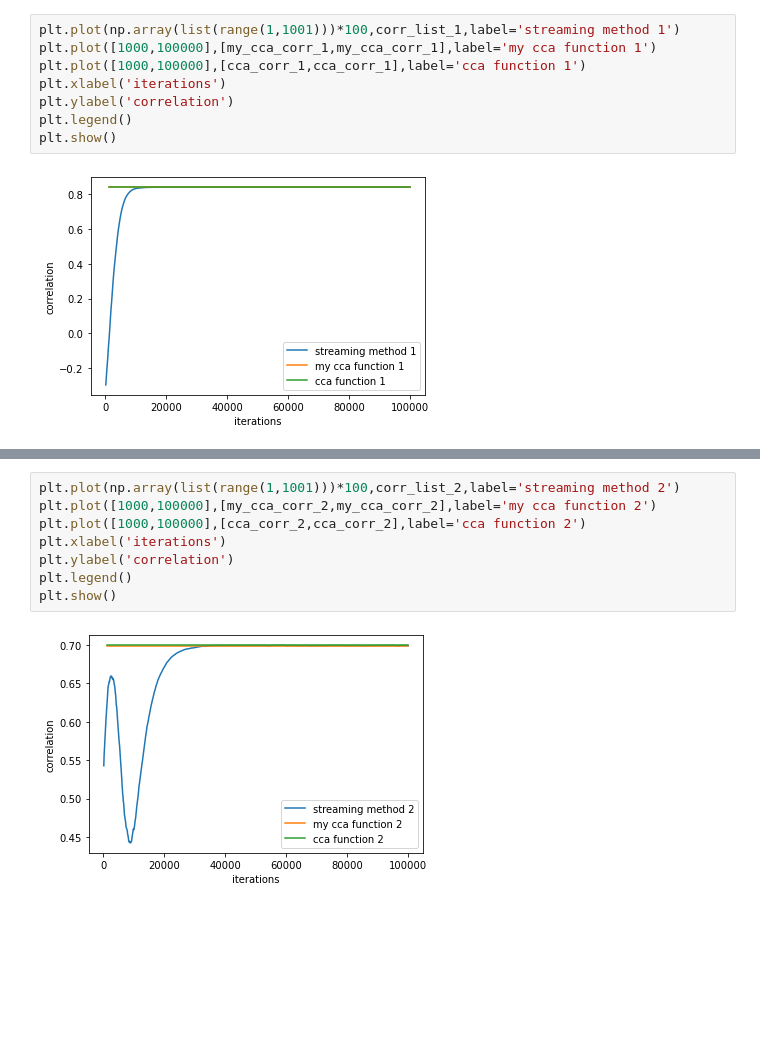
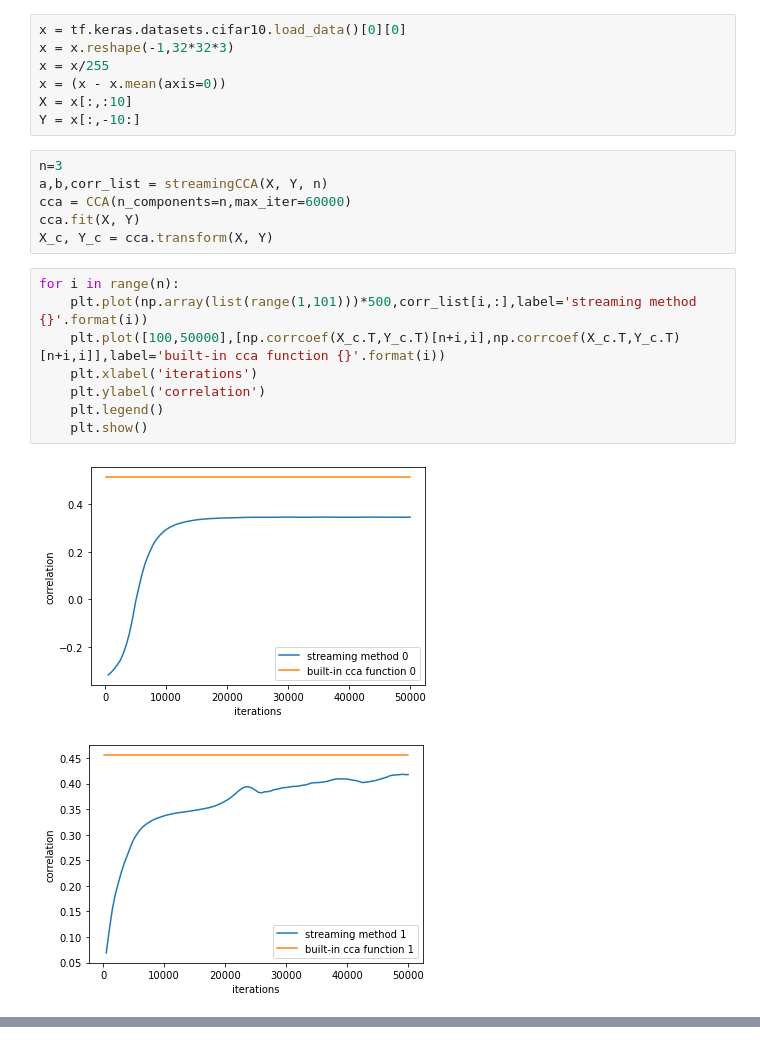
Before and after one commit to WilliamLiu666/M4R_PCA, a Jupyter notebook: CCA.ipynb, the cells around one changed output, grey strips where cells are left out. Cells and saved outputs as stored; diff of their text form; blank space fills up the shorter version.

```diff
--- a/CCA.ipynb
+++ b/CCA.ipynb
@@ -117,10 +70,24 @@ for j in range(300,1000):
+# %%
+x = tf.keras.datasets.cifar10.load_data()[0][0]
+x = x.reshape(-1,32*32*3)
+x = x/255
+x = (x - x.mean(axis=0))
+X = x[:,:10]
+Y = x[:,-10:]
+# %%
+n=3
+a,b,corr_list = streamingCCA(X, Y, n)
+cca = CCA(n_components=n,max_iter=60000)
+cca.fit(X, Y)
+X_c, Y_c = cca.transform(X, Y)
 # %%
-plt.plot(np.array(list(range(1,1001)))*100,corr_list_1,label='streaming method 1')
-plt.plot([1000,100000],[my_cca_corr_1,my_cca_corr_1],label='my cca function 1')
-plt.plot([1000,100000],[cca_corr_1,cca_corr_1],label='cca function 1')
-plt.xlabel('iterations')
-plt.ylabel('correlation')
-plt.legend()
-plt.show()
+for i in range(n):
+    plt.plot(np.array(list(range(1,101)))*500,corr_list[i,:],label='streaming method {}'.format(i))
+    plt.plot([100,50000],[np.corrcoef(X_c.T,Y_c.T)[n+i,i],np.corrcoef(X_c.T,Y_c.T)[n+i,i]],label='built-in cca function {}'.format(i))
+    plt.xlabel('iterations')
+    plt.ylabel('correlation')
+    plt.legend()
+    plt.show()
 # %% [output]
-[figure, old version]
+[figure, new version]
+[figure, added]
@@ -127,10 +94,0 @@ plt.show()
-# %%
-plt.plot(np.array(list(range(1,1001)))*100,corr_list_2,label='streaming method 2')
-plt.plot([1000,100000],[my_cca_corr_2,my_cca_corr_2],label='my cca function 2')
-plt.plot([1000,100000],[cca_corr_2,cca_corr_2],label='cca function 2')
-plt.xlabel('iterations')
-plt.ylabel('correlation')
-plt.legend()
-plt.show()
-# %% [output]
-[figure, removed]
```
Also changed, not shown: parts of 11 cells of this notebook, 1 other file.
